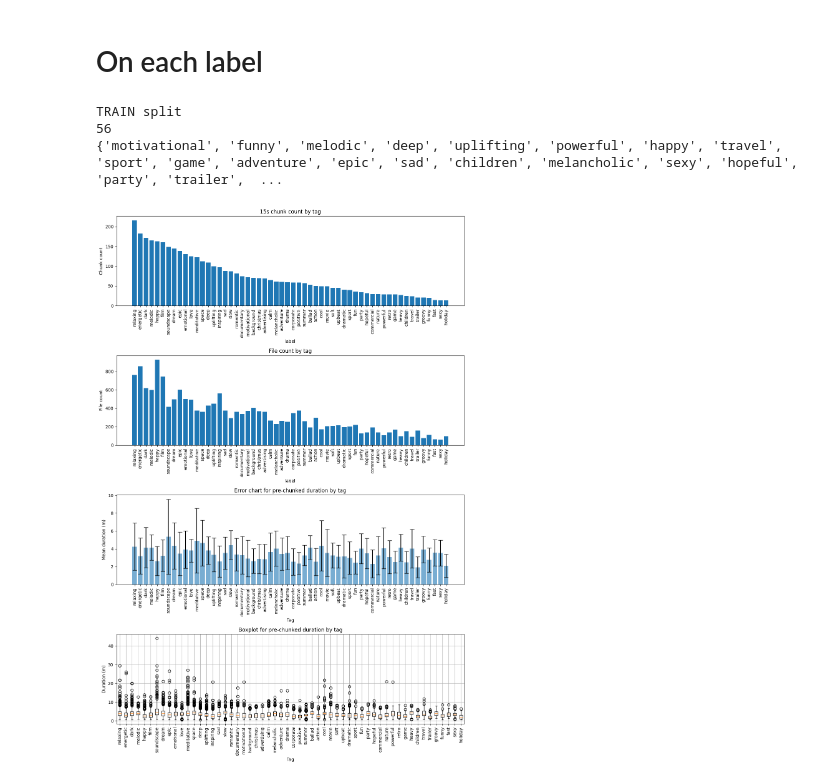
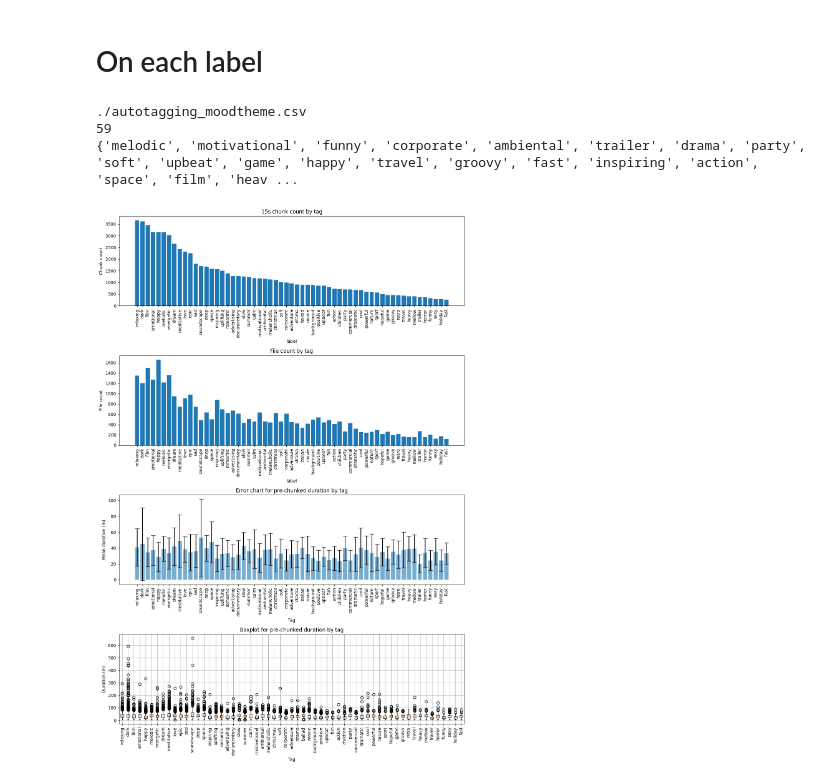
Before and after one commit to hugoalfedoputra/mudelling, a Jupyter notebook: prep/eda.ipynb, the cells around one changed output. Drawn from its saved outputs; the diff is of its cells as text; code cells hidden in the pictures.

```diff
--- a/prep/eda.ipynb
+++ b/prep/eda.ipynb
@@ -302,7 +302,7 @@ def sec_to_mins(x):
     return x / 60.0
 
 
-def bar_plotter(x, height, xlabel="label", ylabel="duration (s)", ax=None):
+def bar_plotter(x, height, xlabel="label", ylabel="duration (s)", rotation=90, ax=None):
     # If no axis is provided, create a new standalone figure and axis
     if ax is None:
         _, ax = plt.subplots(figsize=(14, 4))
@@ -313,7 +313,12 @@ def bar_plotter(x, height, xlabel="label", ylabel="duration (s)", ax=None):
     ax.set_ylabel(ylabel)
 
     ax.set_xticks(range(len(x)))
-    ax.set_xticklabels(x, rotation=90)
+    if rotation != 90:
+        ax.set_xticklabels(x, rotation=rotation, ha="right", rotation_mode="anchor")
+    else:
+        ax.set_xticklabels(x, rotation=90)
+
+    ax.set_xlim(-0.8, len(x) - 0.2)
 
     return ax
 
@@ -373,7 +378,10 @@ def boxplot_plotter(
 
 
 def describe_split_labels(filename: str, sort_index=False):
-    print(f"{filename.split("_")[1].split("-")[1].upper()} split")
+    try:
+        print(f"{filename.split("_")[1].split("-")[1].upper()} split")
+    except:
+        print(filename)
 
     df = pd.read_csv(filename)
 
@@ -521,12 +529,12 @@ def describe_split_labels(filename: str, sort_index=False):
     plt.tight_layout()
     plt.show()
 # %%
-describe_split_labels("./autotagging_moodtheme-train_clean.csv")
+describe_split_labels("./autotagging_moodtheme.csv")
 # %% [output]
-TRAIN split
-56
-{'motivational', 'funny', 'melodic', 'deep', 'uplifting', 'powerful', 'happy', 'travel', 'sport', 'game', 'adventure', 'epic', 'sad', 'children', 'melancholic', 'sexy', 'hopeful', 'party', 'trailer',  ...
+./autotagging_moodtheme.csv
+59
+{'melodic', 'motivational', 'funny', 'corporate', 'ambiental', 'trailer', 'drama', 'party', 'soft', 'upbeat', 'game', 'happy', 'travel', 'groovy', 'fast', 'inspiring', 'action', 'space', 'film', 'heav ...
-[figure, old version]
+[figure, new version]
 # %%
 describe_split_labels("./autotagging_moodtheme-validation_clean.csv")
 # %% [output]
```
Also changed, not shown: parts of 7 cells of this notebook.
